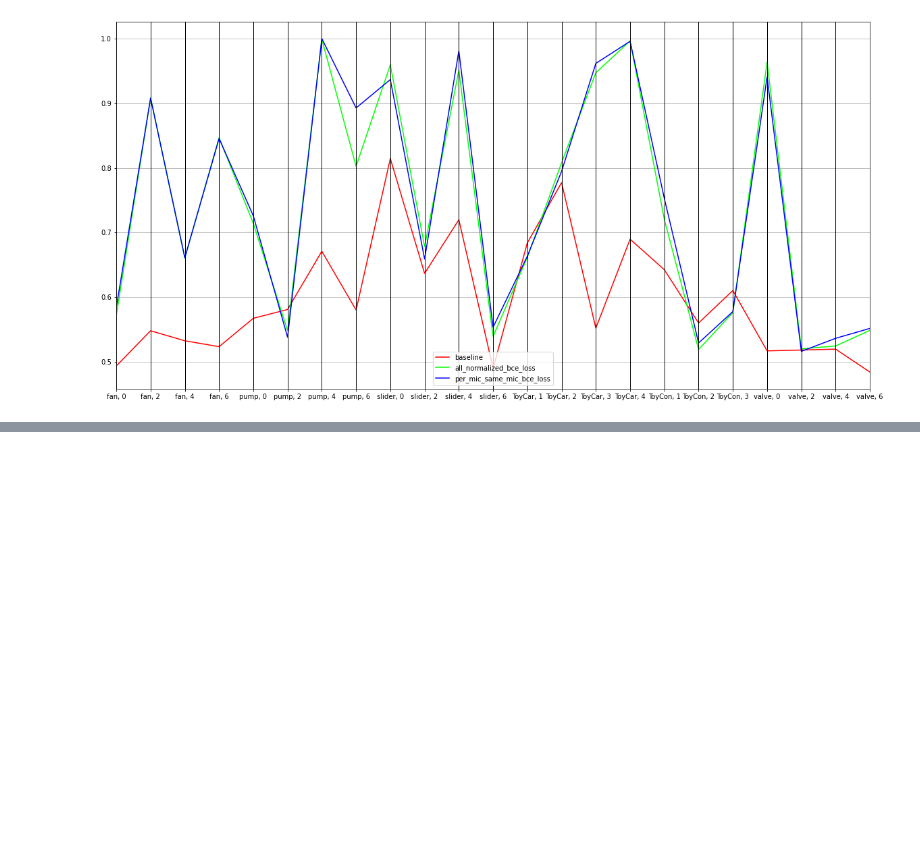
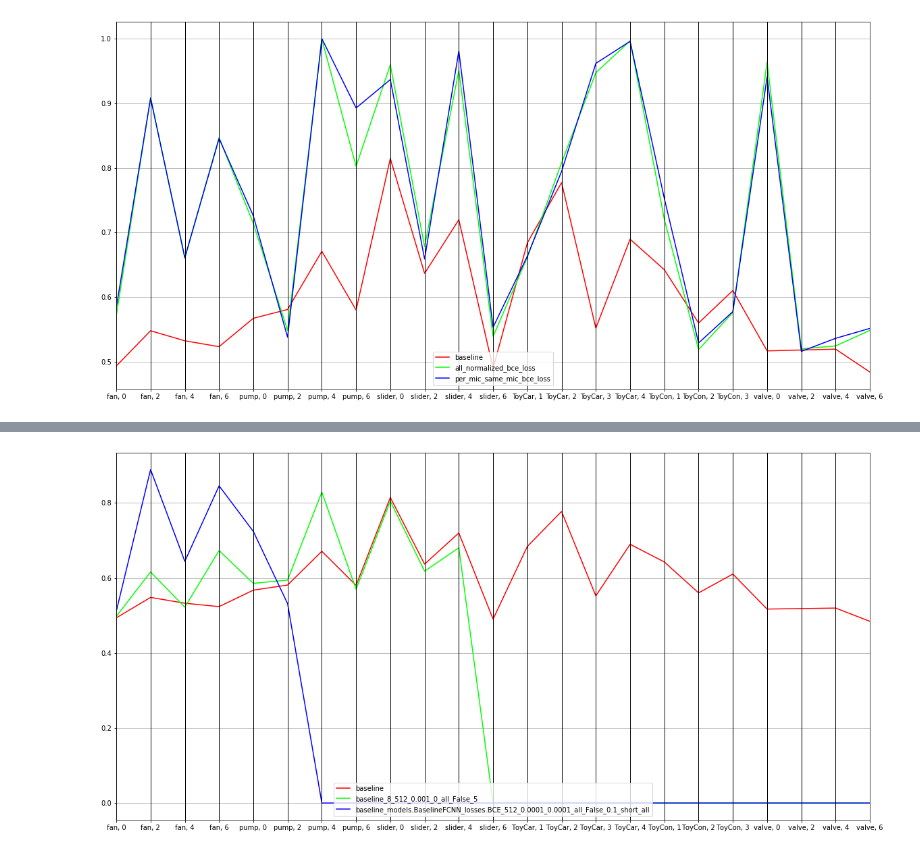
Before and after one commit to OptimusPrimus/dcase2020_task2, a Jupyter notebook: notebooks/parallel_axis_plot.ipynb, the cells around one changed output, grey strips where cells are left out. Saved outputs shown, nothing was run; the diff lists cells and outputs as text; code cells hidden in the pictures; blank space fills up the shorter version.

```diff
--- a/notebooks/parallel_axis_plot.ipynb
+++ b/notebooks/parallel_axis_plot.ipynb
@@ -142,0 +183,25 @@ plt.show()
+# %%
+data = [
+    get_record(baseline_pauc),
+    #get_record(get_experiment(runs, 'per_mic_norm_same_mic_comp', metric='pauroc_mean')),
+    #get_record(get_experiment(runs, 'per_mic_normalized', metric='pauroc_mean')),
+    #get_record(get_experiment(runs, 'not_normalized', metric='pauroc_mean')),
+    #get_record(get_experiment(runs, 'no_raw_no_normalization', metric='pauroc_mean')),
+    #get_record(get_experiment(runs, 'all_normalized_bce_loss', metric='pauroc_mean')),
+    get_record(get_experiment(baseline_runs, 'baseline_8_512_0.001_0_all_False_5', metric='pauroc_mean')),
+    get_record(get_experiment(classification_runs, 'baseline_models.BaselineFCNN_losses.BCE_512_0.0001_0.0001_all_False_0.1_short_all', metric='pauroc_mean'))
+]
+
+df = pd.DataFrame(data)
+
+plt.figure(figsize=(20,10))
+pd.plotting.parallel_coordinates(df, 0, color=('#FF0000', '#00FF00', '#0000FF', '#008888', '#880088', '#888800', '#880000'))
+plt.legend(loc='lower center')
+labels = []
+for i in range(6):
+    for j in TRAINING_ID_MAP[i]:
+        labels.append("{}, {}".format(INVERSE_CLASS_MAP[i][:6], j))
+plt.xticks(np.arange(0, 23), labels)
+plt.show()
+# %% [output]
+[figure, added]
```
Also changed, not shown: parts of 2 cells of this notebook, 8 other files.
